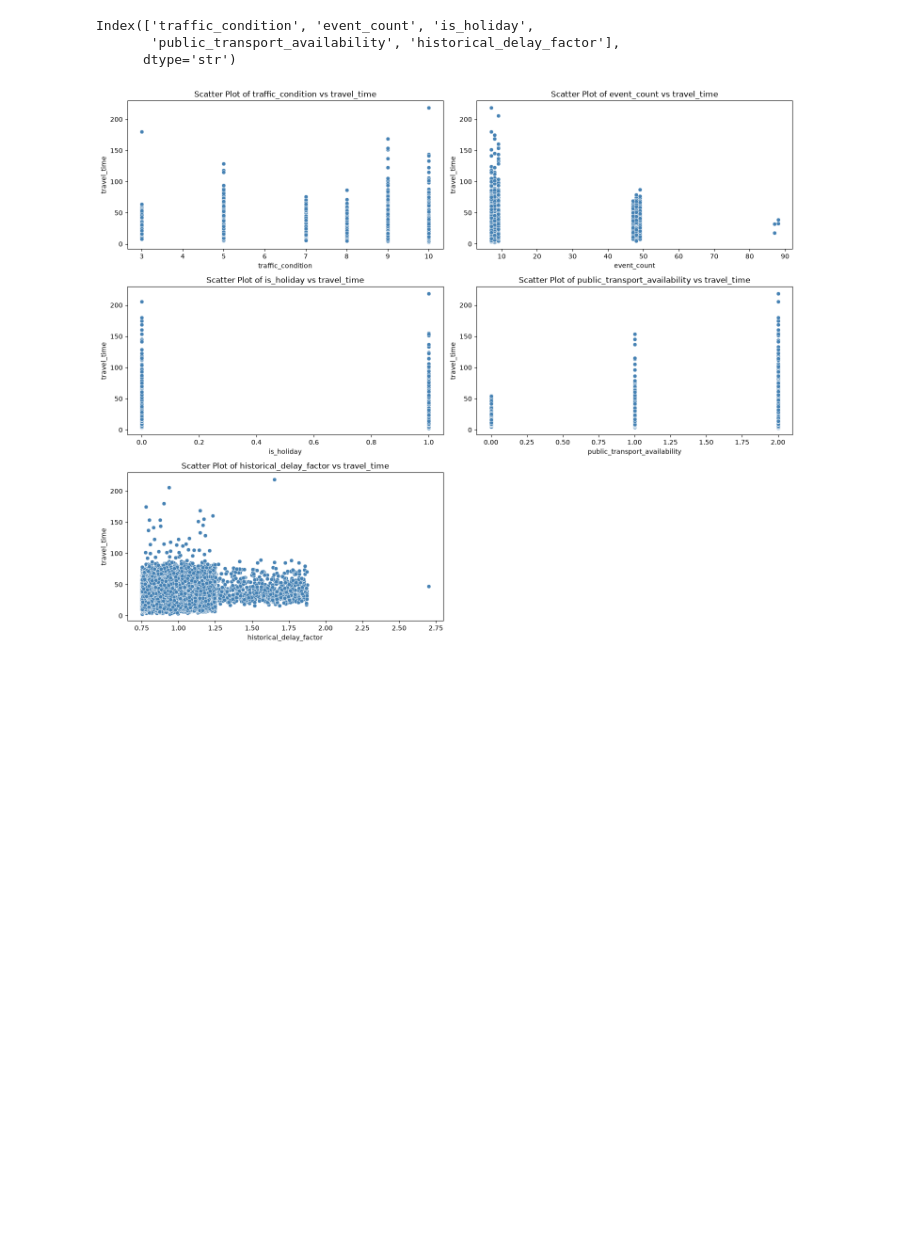
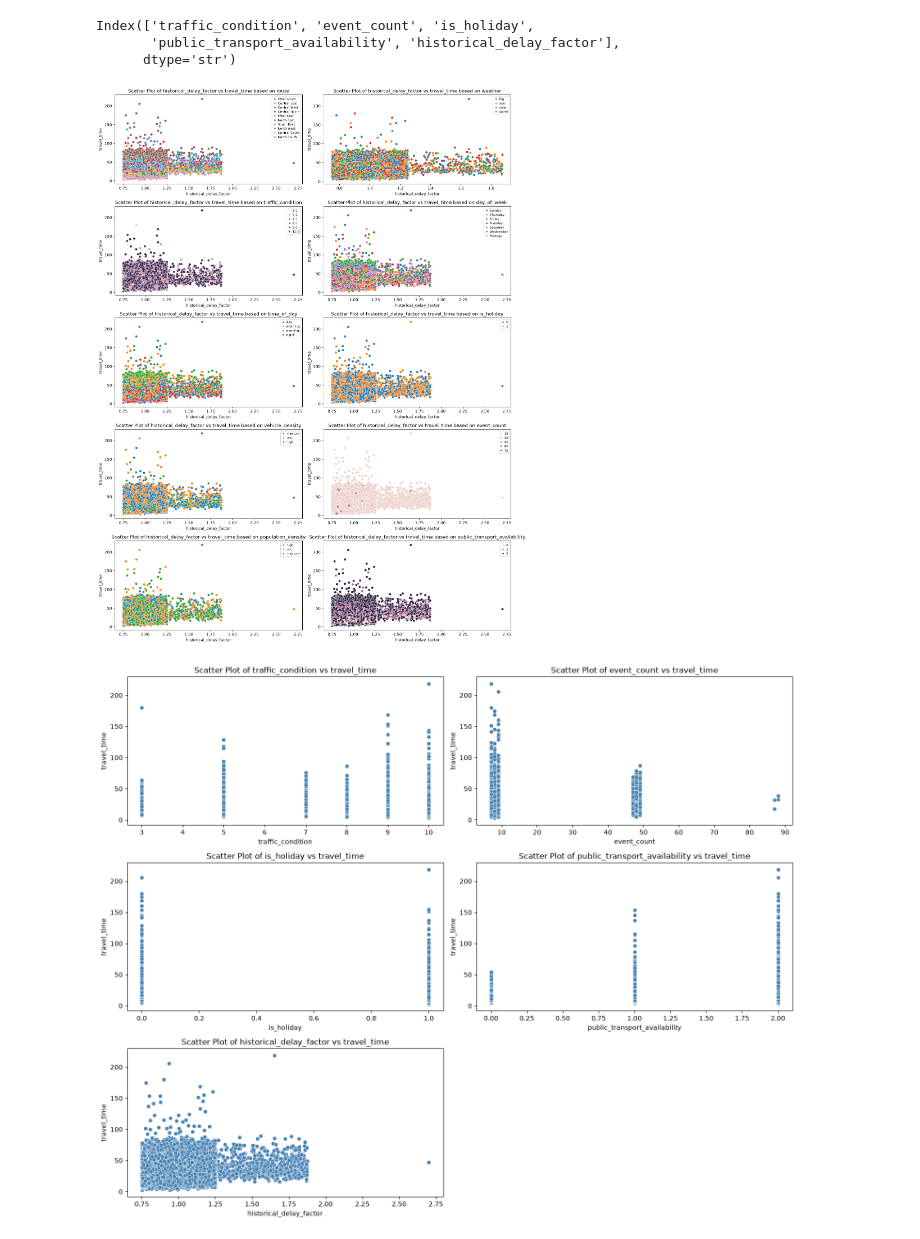
Before and after one commit to dinanabila/hackathon-linear-regression-yandex-2026, a Jupyter notebook: eda.ipynb, the cells around one changed output. Drawn from its saved outputs; the diff is of its cells as text; code cells hidden in the pictures; blank space fills up the shorter version.

```diff
--- a/eda.ipynb
+++ b/eda.ipynb
@@ -73,3 +68,21 @@ train_sample["start_end_point"] = start + " " + end
+# %%
+time = train_sample["time_of_day"].str.split().str[0]
+day = train_sample["day_of_week"].str.split().str[0]
+
+train_sample["day_and_time"] = day + " " + time
+test_sample["day_and_time"] = test_sample["day_of_week"].str.split().str[0] + " " + test_sample["time_of_day"].str.split().str[0]
+# %%
+start = train_sample["start_point"].str.split().str[0]
+end = train_sample["end_point"].str.split().str[0]
+
+train_sample["route"] = start + " " + end
+test_sample["route"] = test_sample["start_point"].str.split().str[0] + " " + test_sample["end_point"].str.split().str[0]
+# %%
+route = train_sample["route"]
+day_and_time = train_sample["day_and_time"]
+
+train_sample["route_day_and_time"] = route + day_and_time
+test_sample["route_day_and_time"] = test_sample["route"] + " " + test_sample["day_and_time"]
 # %%
 target_column = "travel_time"
 
@@ -84,6 +97,34 @@ print(numerical_columns)
 Index(['traffic_condition', 'event_count', 'is_holiday',
        'public_transport_availability', 'historical_delay_factor'],
       dtype='str')
+# %%
+cat_discrete_cols = ['route', 'weather', 'traffic_condition', 'day_of_week', 'time_of_day', 'is_holiday', 'vehicle_density', 'event_count', 'population_density', 'public_transport_availability']
+# %%
+n_cols = 2
+n_rows = (len(cat_discrete_cols) + n_cols - 1) // n_cols
+
+plt.figure(figsize=(15, 4 * n_rows))
+
+for i, col in enumerate(cat_discrete_cols):
+    plt.subplot(n_rows, n_cols, i + 1)
+    ax = sns.scatterplot(x=train_sample['historical_delay_factor'], y=train_sample['travel_time'], hue=train_sample[col], color='steelblue')
+    plt.title(f"Scatter Plot of historical_delay_factor vs travel_time based on {col}")
+    plt.xlabel("historical_delay_factor")
+    plt.ylabel("travel_time")
+    ax.legend(
+        fontsize=8,
+        title_fontsize=9,
+        markerscale=0.7,
+        handlelength=1.2,
+        handletextpad=0.4,
+        borderpad=0.4,
+        labelspacing=0.3
+    )
+
+plt.tight_layout()
+plt.show()
+# %% [output]
+[figure, added]
 # %%
 n_cols = 2
 n_rows = (len(numerical_columns) + n_cols - 1) // n_cols
```
Also changed, not shown: parts of 1 cell of this notebook, 12 other files.
